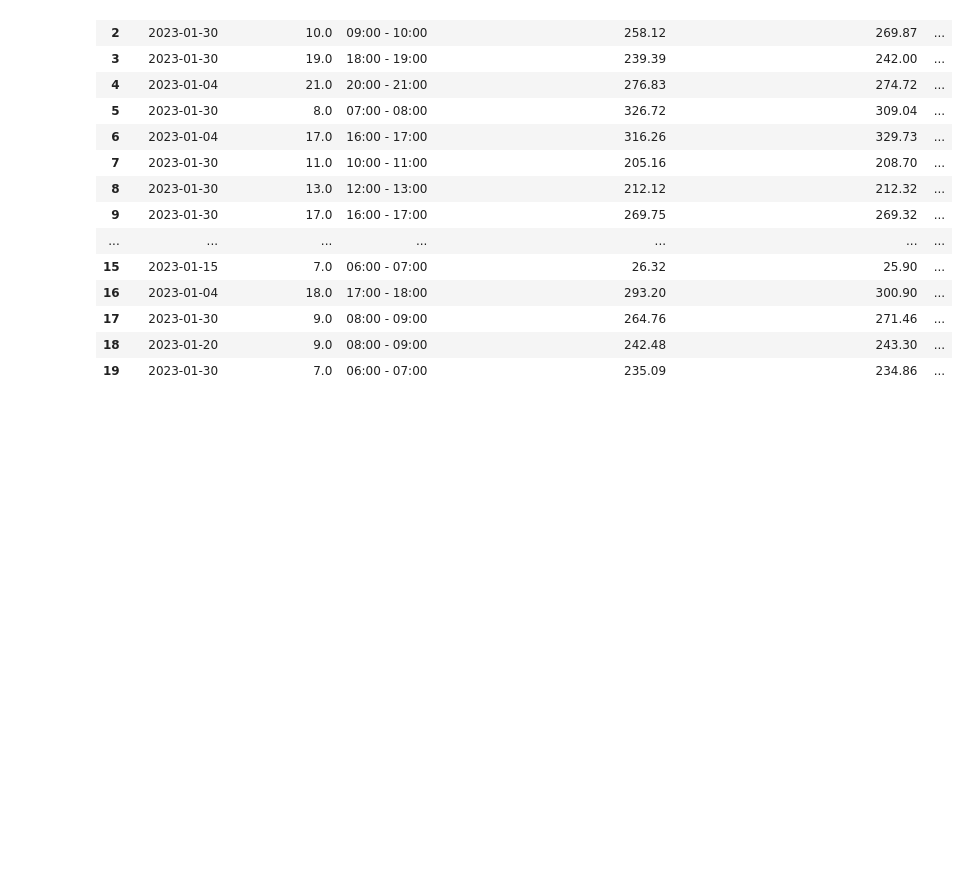
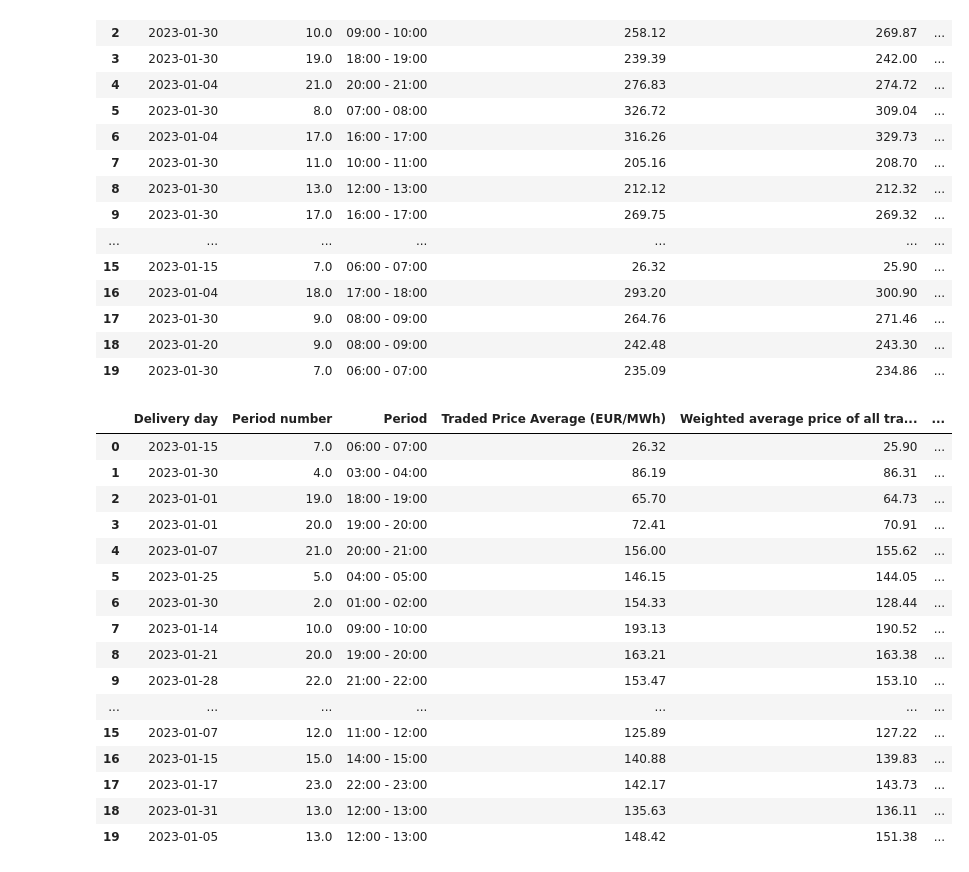
Before and after one commit to tomektom10/dataScienceBootCamp, a Jupyter notebook: ENERGIA_anal_szczegolowe.ipynb, the cells around one changed output. Saved outputs shown, nothing was run; the diff lists cells and outputs as text; code cells hidden in the pictures; blank space fills up the shorter version.

```diff
--- a/ENERGIA_anal_szczegolowe.ipynb
+++ b/ENERGIA_anal_szczegolowe.ipynb
@@ -233,3 +233,33 @@ largest_losses
 | 17 | 2023-01-30 | 9.0 | 08:00 - 09:00 | 264.76 | 271.46 | ... |
 | 18 | 2023-01-20 | 9.0 | 08:00 - 09:00 | 242.48 | 243.30 | ... |
 | 19 | 2023-01-30 | 7.0 | 06:00 - 07:00 | 235.09 | 234.86 | ... |
+# %%
+
+
+# Filtering for records where 'Price SK' does not exceed 200
+DA_ponizej_200 = df_bilans_greater_than_price_sk[df_bilans_greater_than_price_sk['Price SK (EUR/MWh)'] <= 150]
+
+# Finding the 20 largest losses (most negative values) in 'Profit_loss_od_szorta'
+largest_losses = DA_ponizej_200.nsmallest(20, 'Profit_loss_od_szorta')
+
+largest_losses.reset_index(drop=True, inplace=True)
+largest_losses
+######### najwikesze straty kiedy FIX był poniżej 150. praktycznie duze straty najczesciej sa przy wysokich cenach
+# %% [output]
+|  | Delivery day | Period number | Period | Traded Price Average (EUR/MWh) | Weighted average price of all tra... | ... |
+| 0 | 2023-01-15 | 7.0 | 06:00 - 07:00 | 26.32 | 25.90 | ... |
+| 1 | 2023-01-30 | 4.0 | 03:00 - 04:00 | 86.19 | 86.31 | ... |
+| 2 | 2023-01-01 | 19.0 | 18:00 - 19:00 | 65.70 | 64.73 | ... |
+| 3 | 2023-01-01 | 20.0 | 19:00 - 20:00 | 72.41 | 70.91 | ... |
+| 4 | 2023-01-07 | 21.0 | 20:00 - 21:00 | 156.00 | 155.62 | ... |
+| 5 | 2023-01-25 | 5.0 | 04:00 - 05:00 | 146.15 | 144.05 | ... |
+| 6 | 2023-01-30 | 2.0 | 01:00 - 02:00 | 154.33 | 128.44 | ... |
+| 7 | 2023-01-14 | 10.0 | 09:00 - 10:00 | 193.13 | 190.52 | ... |
+| 8 | 2023-01-21 | 20.0 | 19:00 - 20:00 | 163.21 | 163.38 | ... |
+| 9 | 2023-01-28 | 22.0 | 21:00 - 22:00 | 153.47 | 153.10 | ... |
+| ... | ... | ... | ... | ... | ... | ... |
+| 15 | 2023-01-07 | 12.0 | 11:00 - 12:00 | 125.89 | 127.22 | ... |
+| 16 | 2023-01-15 | 15.0 | 14:00 - 15:00 | 140.88 | 139.83 | ... |
+| 17 | 2023-01-17 | 23.0 | 22:00 - 23:00 | 142.17 | 143.73 | ... |
+| 18 | 2023-01-31 | 13.0 | 12:00 - 13:00 | 135.63 | 136.11 | ... |
+| 19 | 2023-01-05 | 13.0 | 12:00 - 13:00 | 148.42 | 151.38 | ... |
```
Also changed, not shown: parts of 2 cells of this notebook.
